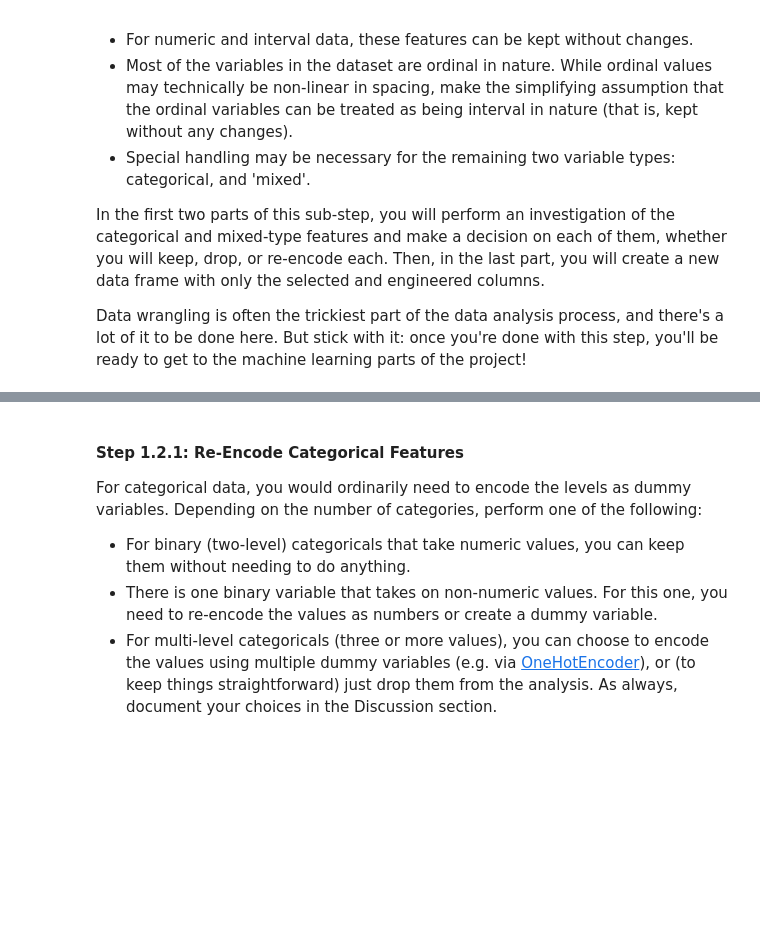
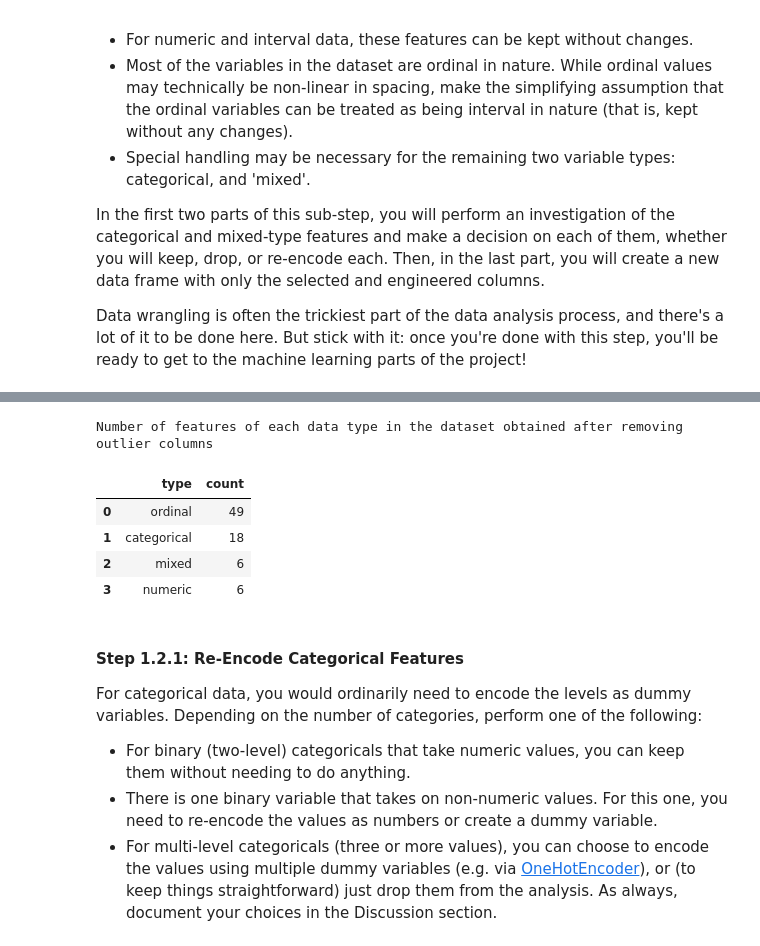
Before and after one commit to anuragkapur/udacity-into-to-machine-learning, a Jupyter notebook: src/projects/p3_identify_customer_segments/Identify_Customer_Segments.ipynb, the cells around one changed output, grey strips where cells are left out. Saved outputs shown, nothing was run; the diff lists cells and outputs as text; code cells hidden in the pictures; blank space fills up the shorter version.

```diff
--- a/src/projects/p3_identify_customer_segments/Identify_Customer_Segments.ipynb
+++ b/src/projects/p3_identify_customer_segments/Identify_Customer_Segments.ipynb
@@ -564,3 +584,20 @@ Data wrangling is often the trickiest part of the data analysis process, and the
+# %%
+print('Number of features of each data type in the dataset obtained after removing outlier columns')
+
+def remove_features_from_feat_info(features_to_keep):
+    return feat_info[feat_info['attribute'].isin(features_to_keep)]
+
+columns = azdias_no_outliers_columns.columns
+feat_info_filtered = remove_features_from_feat_info(columns)
+feature_type_count = get_feature_type_count(feat_info_filtered)
+feature_type_count
+# %% [output]
+Number of features of each data type in the dataset obtained after removing outlier columns
+|  | type | count |
+| 0 | ordinal | 49 |
+| 1 | categorical | 18 |
+| 2 | mixed | 6 |
+| 3 | numeric | 6 |
 # %% [markdown]
 #### Step 1.2.1: Re-Encode Categorical Features
 
```
Also changed, not shown: parts of 10 cells of this notebook.
